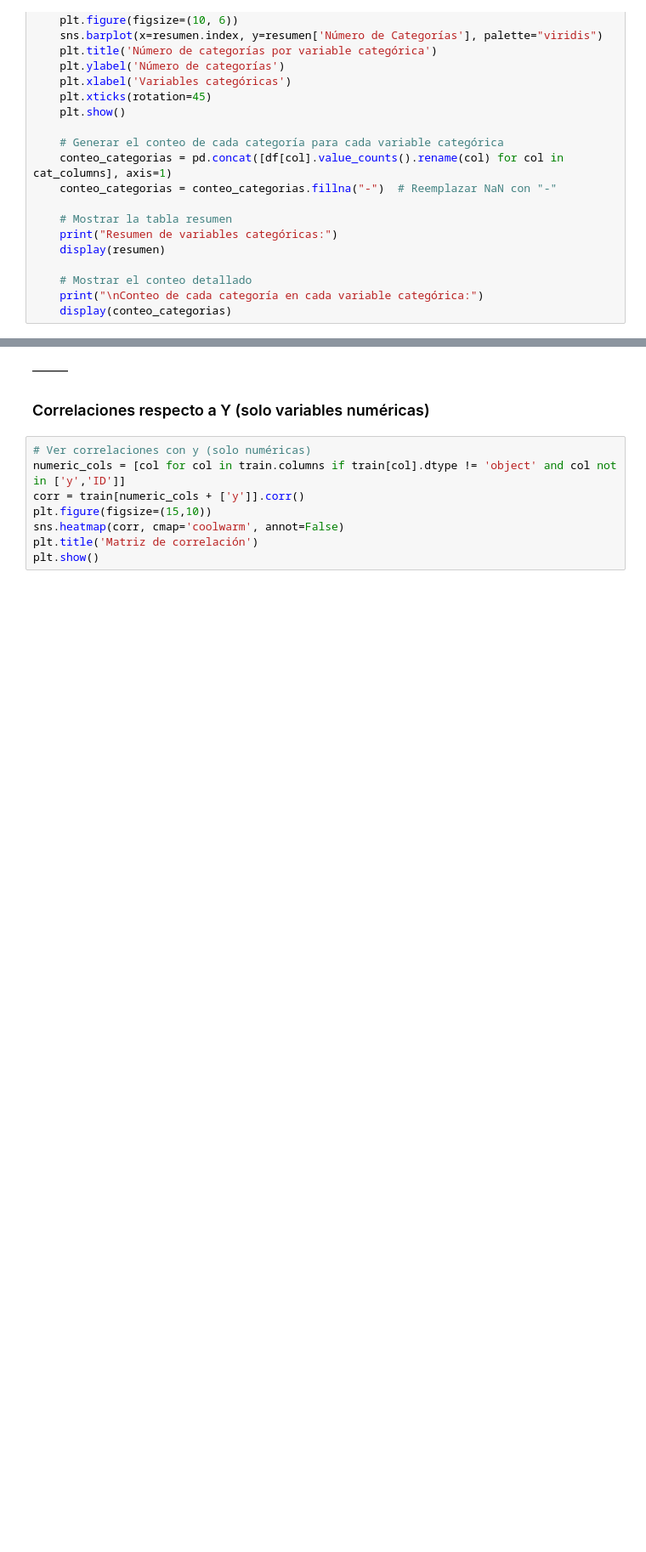
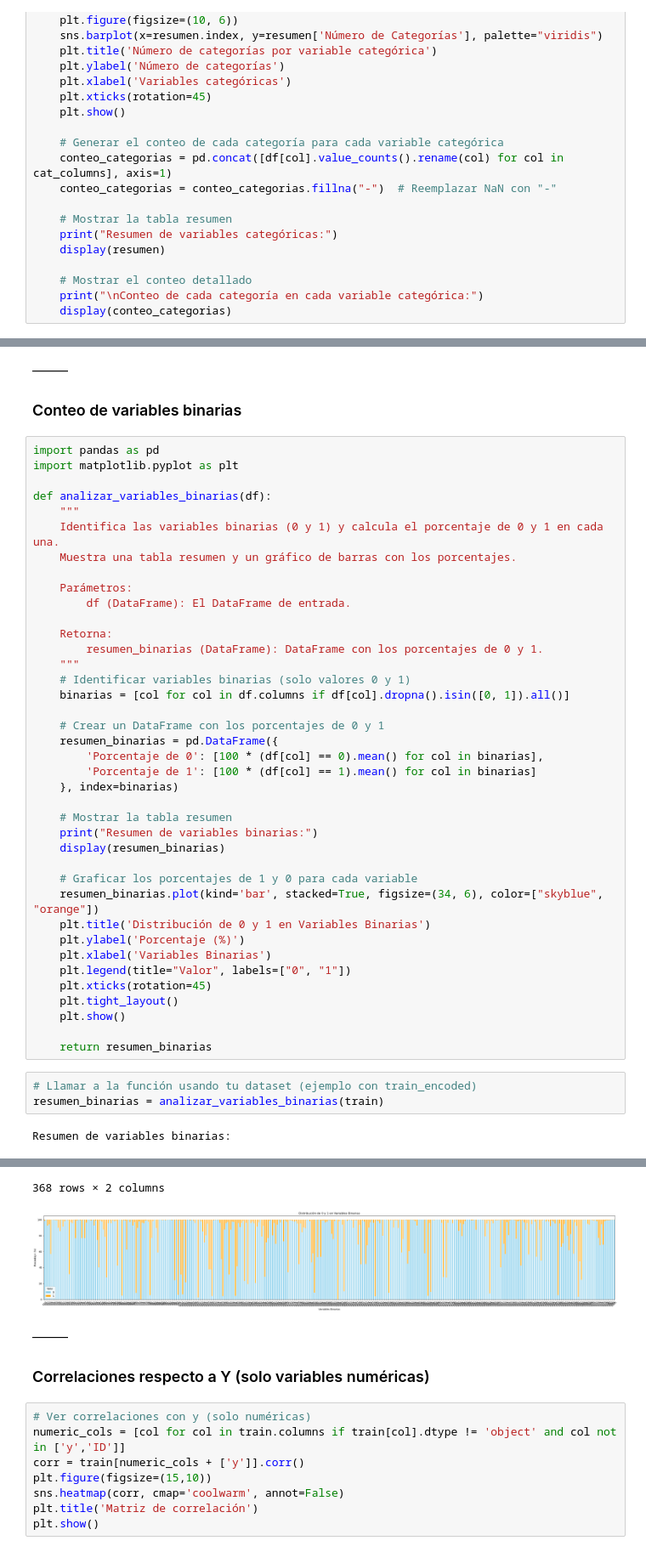
Before and after one commit to egoitzaulestia/___AI-BIG-DATA___, a Jupyter notebook: 03-Modelos-de-IA/08-EXAMEN-ML/mercedes-benz-greener-manufacturing/notebooks/Mercedes-Benz.ipynb, the cells around one changed output, grey strips where cells are left out. Shown at 85% size. Drawn from its saved outputs; the diff is of its cells as text; blank space fills up the shorter version.

```diff
--- a/03-Modelos-de-IA/08-EXAMEN-ML/mercedes-benz-greener-manufacturing/notebooks/Mercedes-Benz.ipynb
+++ b/03-Modelos-de-IA/08-EXAMEN-ML/mercedes-benz-greener-manufacturing/notebooks/Mercedes-Benz.ipynb
@@ -187,3 +187,50 @@ Conteo de cada categoría en cada variable categórica:
 | av | - | - | 4.0 | - | - | - | - | - |
 | ah | - | - | 4.0 | - | - | 97.0 | - | - |
 | ar | - | - | 1.0 | - | - | - | - | - |
+# %% [markdown]
+———
+### Conteo de variables binarias
+# %%
+import pandas as pd
+import matplotlib.pyplot as plt
+
+def analizar_variables_binarias(df):
+    """
+    Identifica las variables binarias (0 y 1) y calcula el porcentaje de 0 y 1 en cada una.
+    Muestra una tabla resumen y un gráfico de barras con los porcentajes.
+
+    Parámetros:
+        df (DataFrame): El DataFrame de entrada.
+
+    Retorna:
+        resumen_binarias (DataFrame): DataFrame con los porcentajes de 0 y 1.
+    """
+    # Identificar variables binarias (solo valores 0 y 1)
+    binarias = [col for col in df.columns if df[col].dropna().isin([0, 1]).all()]
+
+    # Crear un DataFrame con los porcentajes de 0 y 1
+    resumen_binarias = pd.DataFrame({
+        'Porcentaje de 0': [100 * (df[col] == 0).mean() for col in binarias],
+        'Porcentaje de 1': [100 * (df[col] == 1).mean() for col in binarias]
+    }, index=binarias)
+
+    # Mostrar la tabla resumen
+    print("Resumen de variables binarias:")
+    display(resumen_binarias)
+
+    # Graficar los porcentajes de 1 y 0 para cada variable
+    resumen_binarias.plot(kind='bar', stacked=True, figsize=(34, 6), color=["skyblue", "orange"])
+    plt.title('Distribución de 0 y 1 en Variables Binarias')
+    plt.ylabel('Porcentaje (%)')
+    plt.xlabel('Variables Binarias')
+    plt.legend(title="Valor", labels=["0", "1"])
+    plt.xticks(rotation=45)
+    plt.tight_layout()
+    plt.show()
+
+    return resumen_binarias
+# %%
+# Llamar a la función usando tu dataset (ejemplo con train_encoded)
+resumen_binarias = analizar_variables_binarias(train)
+# %% [output]
+Resumen de variables binarias:
@@ -190,3 +249,5 @@ Conteo de cada categoría en cada variable categórica:
+368 rows × 2 columns
+[figure, added]
 # %% [markdown]
 ———
 ### Correlaciones respecto a Y (solo variables numéricas)
```
Also changed, not shown: parts of 32 cells of this notebook, 11 other files.
